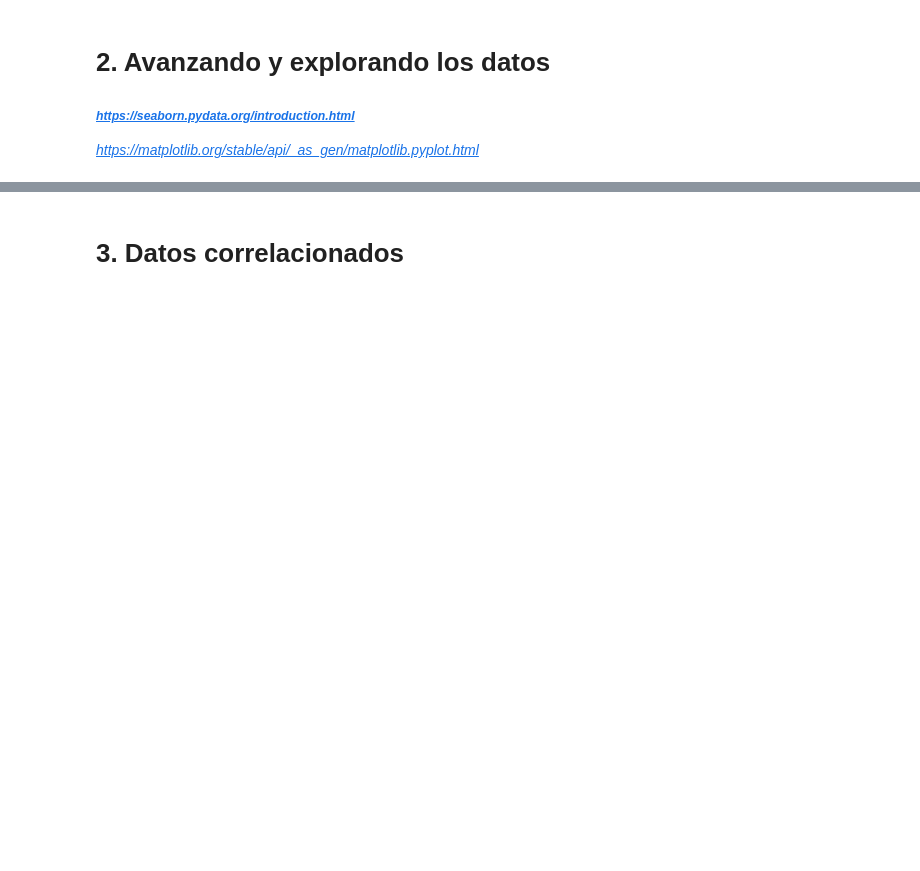
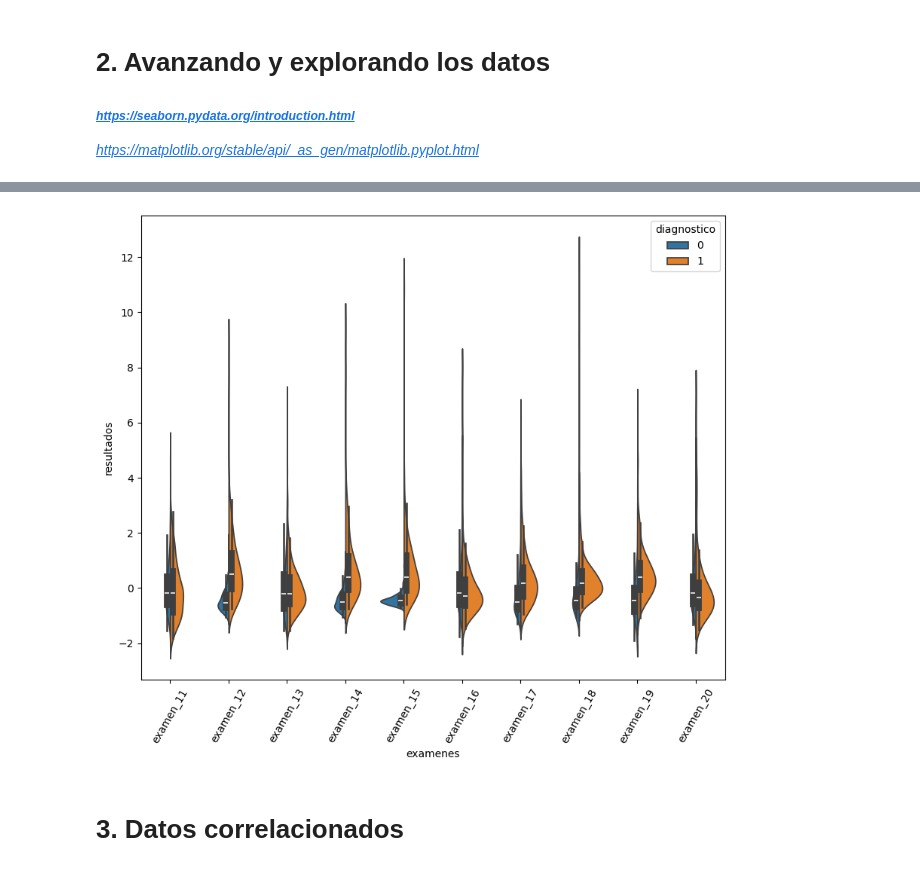
Before and after one commit to luiscmc10/1820-machine-learning-lidiando-con-datos-de-muchas-dimensiones, a Jupyter notebook: dimensionality_reduction.ipynb, the cells around one changed output, grey strips where cells are left out. Cells and saved outputs as stored; diff of their text form; code cells hidden in the pictures; blank space fills up the shorter version.

```diff
--- a/dimensionality_reduction.ipynb
+++ b/dimensionality_reduction.ipynb
@@ -116,2 +193,6 @@ LogisticRegression(C=100, n_jobs=-1)
+# %%
+violin(10,20)
+# %% [output]
+[figure, added]
 # %% [markdown]
 # 3. Datos correlacionados
```
Also changed, not shown: parts of 13 cells of this notebook.
